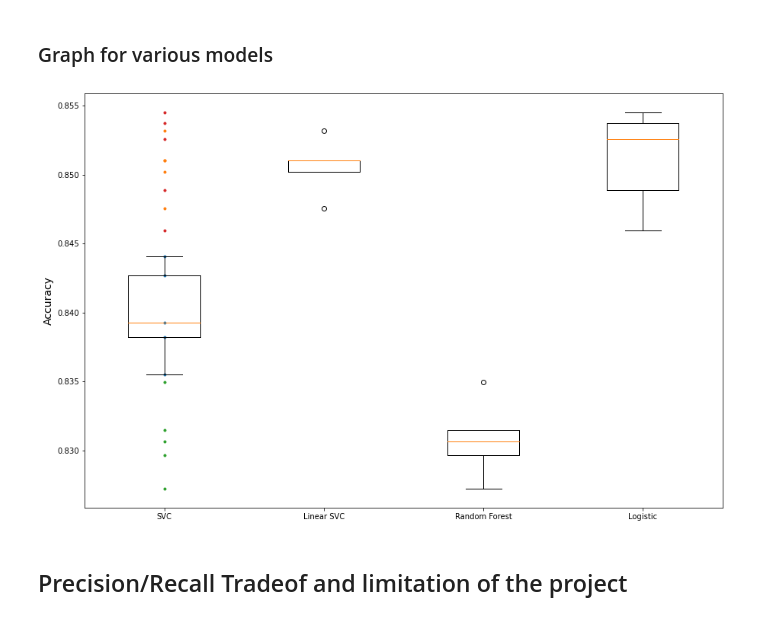
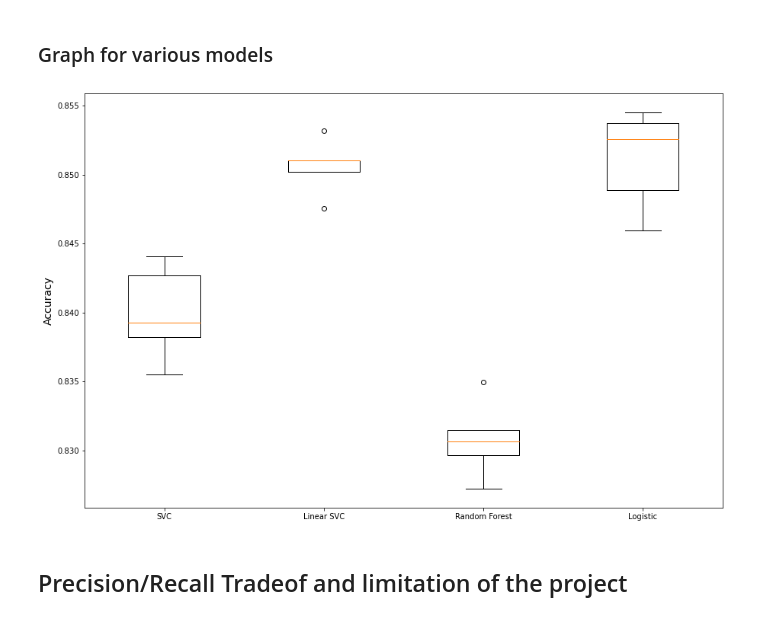
Before and after one commit to LuisErnestoZamb/final_project_ia, a Jupyter notebook: vaccine_train.ipynb, the cells around one changed output. Saved outputs shown, nothing was run; the diff lists cells and outputs as text; code cells hidden in the pictures.

Commit message:
changed last graph

```diff
--- a/vaccine_train.ipynb
+++ b/vaccine_train.ipynb
@@ -800,18 +800,18 @@ print("f1_score: {}".format(f1_score(y_test, rnd_search_y_pred)))
 # %%
 import matplotlib.pyplot as plt
 
 plt.figure(figsize=(15, 10))
-plt.plot([1]*5, svc_clf_scores, ".")
-plt.plot([1]*5, svc_lin_clf_scores, ".")
-plt.plot([1]*5, forest_scores, ".")
-plt.plot([1]*5, logistic_scores, ".")
+#plt.plot([1]*5, svc_clf_scores, ".")
+#plt.plot([1]*5, svc_lin_clf_scores, ".")
+#plt.plot([1]*5, forest_scores, ".")
+#plt.plot([1]*5, logistic_scores, ".")
 
 
-plt.boxplot([svc_clf_scores, svc_lin_clf_scores, forest_scores, logistic_scores], labels=("SVC","Linear SVC","Random Forest", "Logistic"))
+plt.boxplot(x=[svc_clf_scores, svc_lin_clf_scores, forest_scores, logistic_scores], labels=("SVC","Linear SVC","Random Forest", "Logistic"))
 plt.ylabel("Accuracy", fontsize=14)
 plt.show()
 # %% [output]
-[figure, old version]
+[figure, new version]
 # %% [markdown]
 ## Precision/Recall Tradeof and limitation of the project
 # %% [markdown]
```
